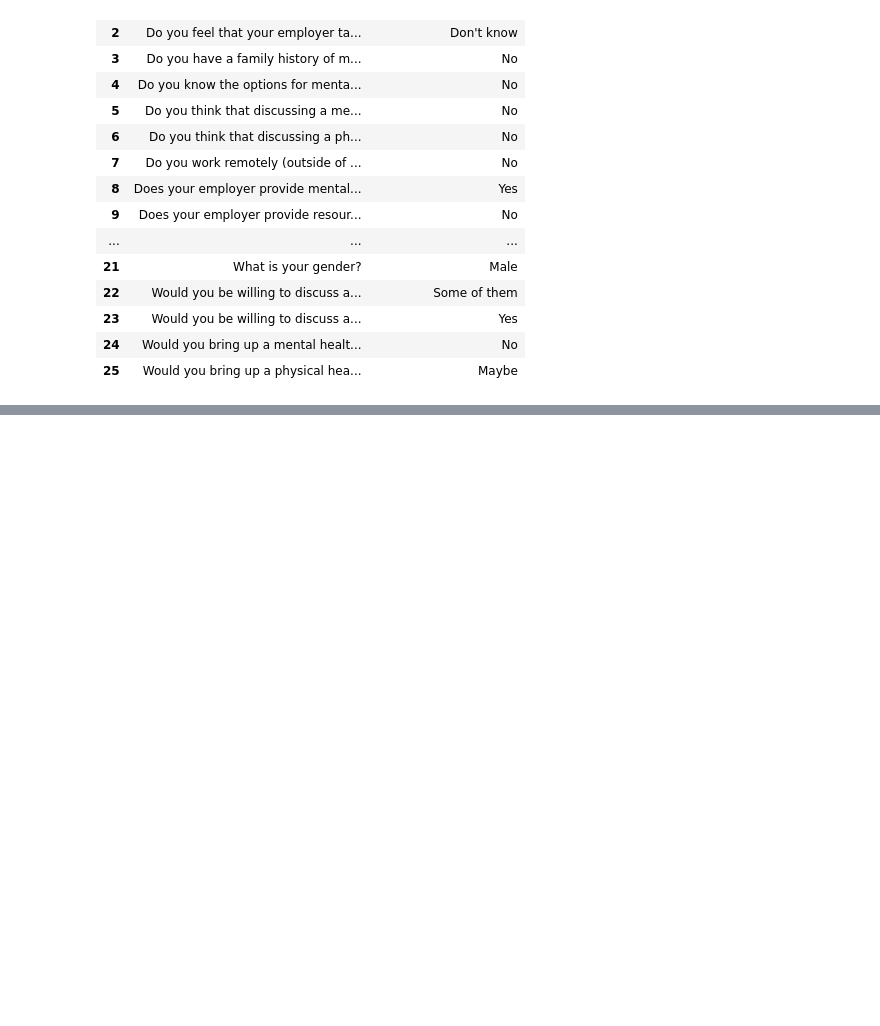
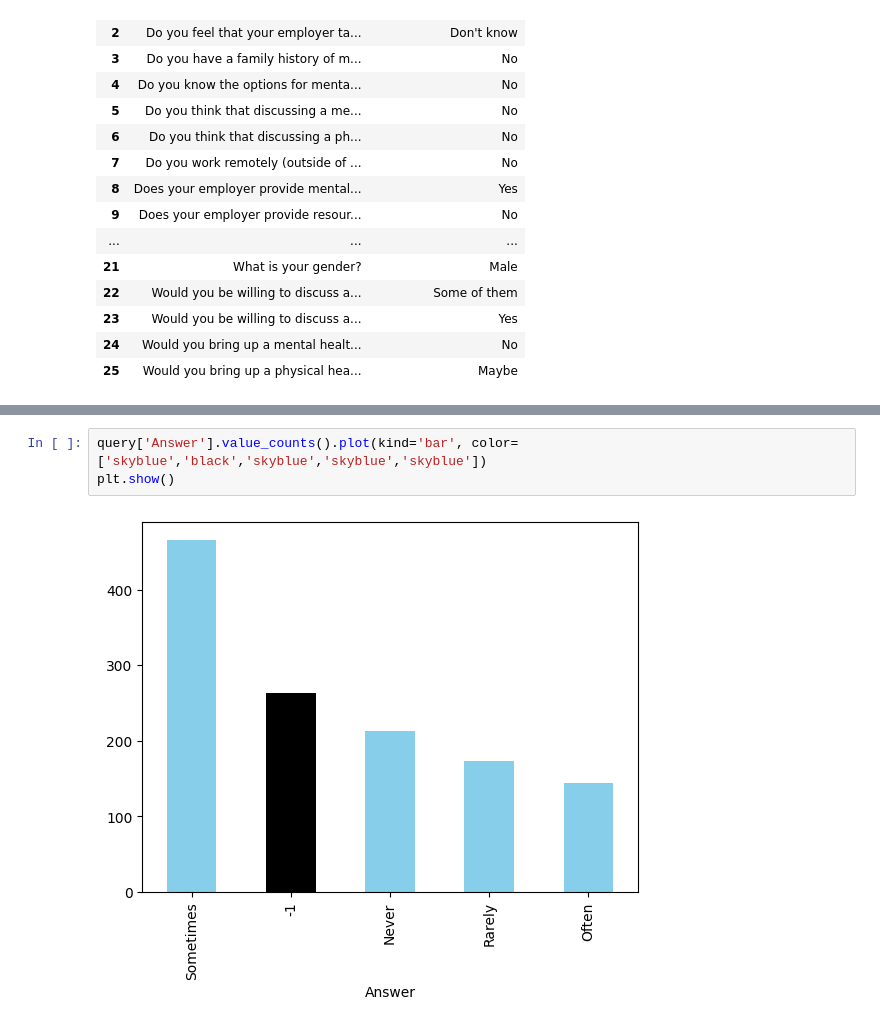
Before and after one commit to Noorpr/SQL_DataAnalysis_Project, a Jupyter notebook: SQL-project.ipynb, the cells around one changed output, grey strips where cells are left out. Saved outputs shown, nothing was run; the diff lists cells and outputs as text; blank space fills up the shorter version.

```diff
--- a/SQL-project.ipynb
+++ b/SQL-project.ipynb
@@ -227,0 +283,5 @@ survey16
+# %%
+query['Answer'].value_counts().plot(kind='bar', color=['skyblue','black','skyblue','skyblue','skyblue'])
+plt.show()
+# %% [output]
+[figure, added]
```
Also changed, not shown: parts of 11 cells of this notebook.
